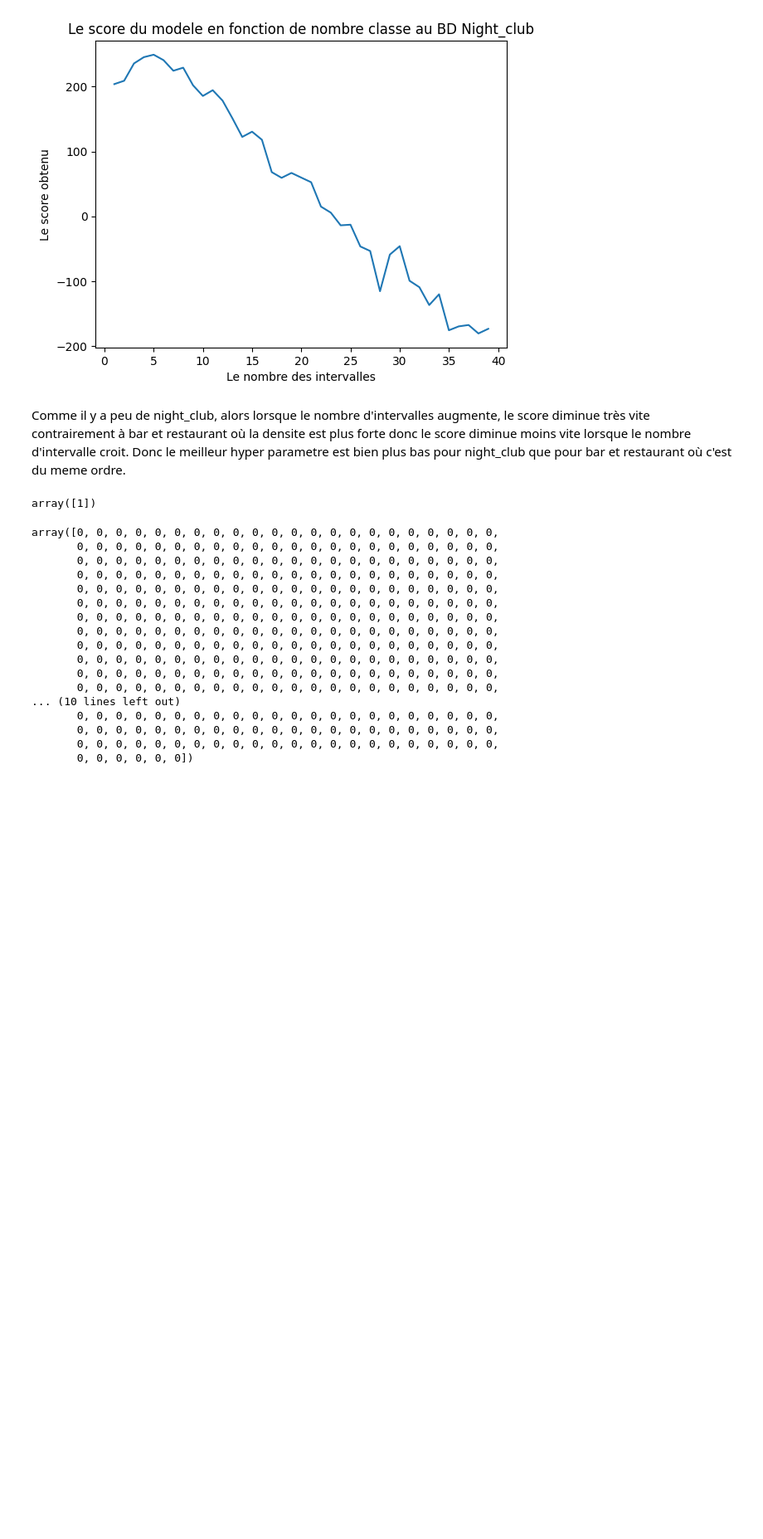
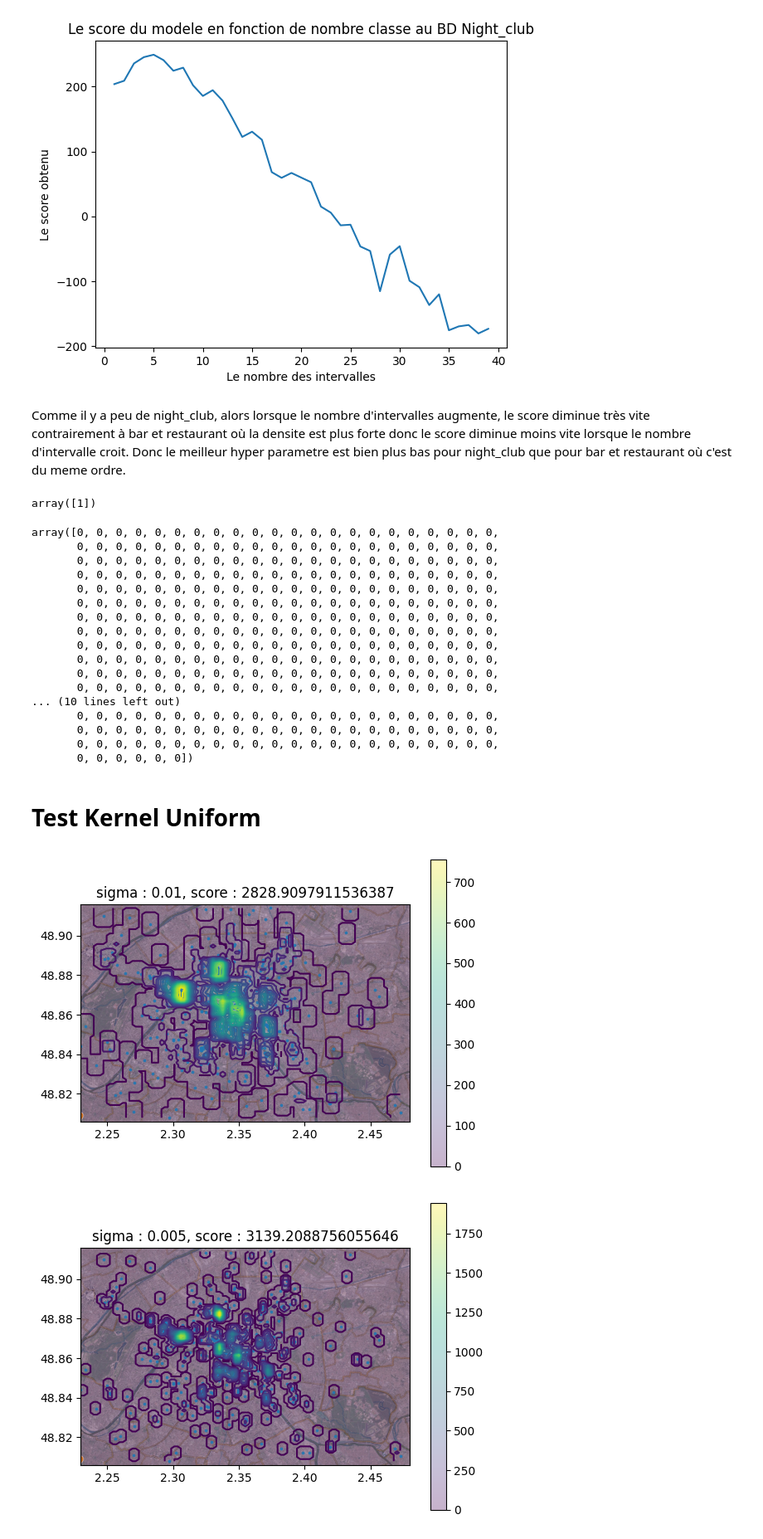
Before and after one commit to baris221/ML-2023-24-Baris-Erto, a Jupyter notebook: TME1/src/tme1.ipynb, the cells around one changed output. Shown at 83% size. Saved outputs shown, nothing was run; the diff lists cells and outputs as text; code cells hidden in the pictures; blank space fills up the shorter version.

Commit message:
Les Kernels + ses tests

```diff
--- a/TME1/src/tme1.ipynb
+++ b/TME1/src/tme1.ipynb
@@ -62,7 +62,14 @@ class KernelDensity(Density):
         self.x = x
     def predict(self,data):
         #A compléter : retourne la densité associée à chaque point de data
-        pass
+        n,d=self.x.shape
+        predictions=[]
+        for x_i in data:
+            x_i_0=np.vstack([x_i]*n)
+            somme_kernel=self.kernel((x_i_0-self.x)/self.sigma).sum()
+            predictions.append(somme_kernel/(n*(self.sigma**d)))
+
+        return np.array(predictions)
 # %%
 def get_density2D(f,data,steps=100):
     """ Calcule la densité en chaque case d'une grille steps x steps dont les bornes sont calculées à partir du min/max de data. Renvoie la grille estimée et la discrétisation sur chaque axe.
@@ -227,10 +236,9 @@ plt.show()
 Comme il y a peu de night_club, alors lorsque le nombre d'intervalles augmente, le score diminue très vite contrairement à bar et restaurant où la densite est plus forte donc le score diminue moins vite lorsque le nombre d'intervalle croit. Donc le meilleur hyper parametre est bien plus bas pour night_club que pour bar et restaurant où c'est du meme ordre.
 # %%
 def kernel_uniform(x):
-    dim=x.shape[1]
     #astype pour convertir en entier 0 ou 1
     #axis=-1 si chaque ligne verifie la propriété
-    return np.all(np.abs(x**dim) <= 0.5, axis=-1).astype(int)
+    return np.all(np.abs(x) <= 0.5, axis=-1).astype(int)
 # %%
 a=np.array([[0.1,0.2]])
 kernel_uniform(a)
@@ -258,0 +271,16 @@ array([0, 0, 0, 0, 0, 0, 0, 0, 0, 0, 0, 0, 0, 0, 0, 0, 0, 0, 0, 0, 0, 0,
+# %%
+def test_kernel(data,kernel,sigma):
+    nc_Kernel=KernelDensity(kernel=kernel,sigma=sigma)
+    nc_Kernel.fit(data)
+    show_density(nc_Kernel, data)
+    plt.gca().set_title(f'sigma : {sigma}, score : {nc_Kernel.score(data)}')
+# %% [markdown]
+# Test Kernel Uniform
+# %%
+data,classe=load_poi("night_club")
+test_kernel(data,kernel_uniform,0.01)
+test_kernel(data,kernel_uniform,0.005)
+test_kernel(data,kernel_uniform,0.0025)
+# %% [output]
+[figure, added]
+[figure, added]
```
Also changed, not shown: parts of 5 cells of this notebook.
